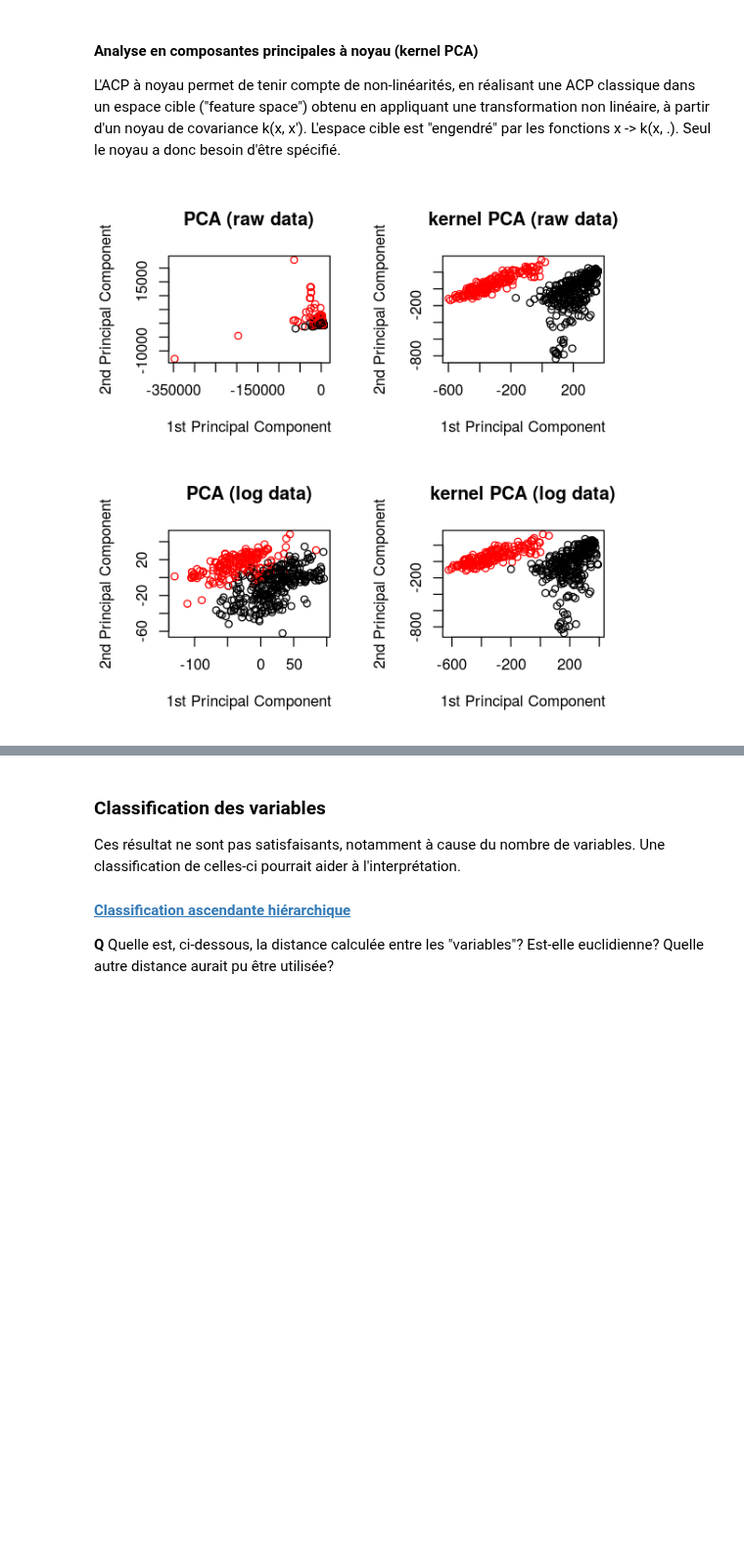
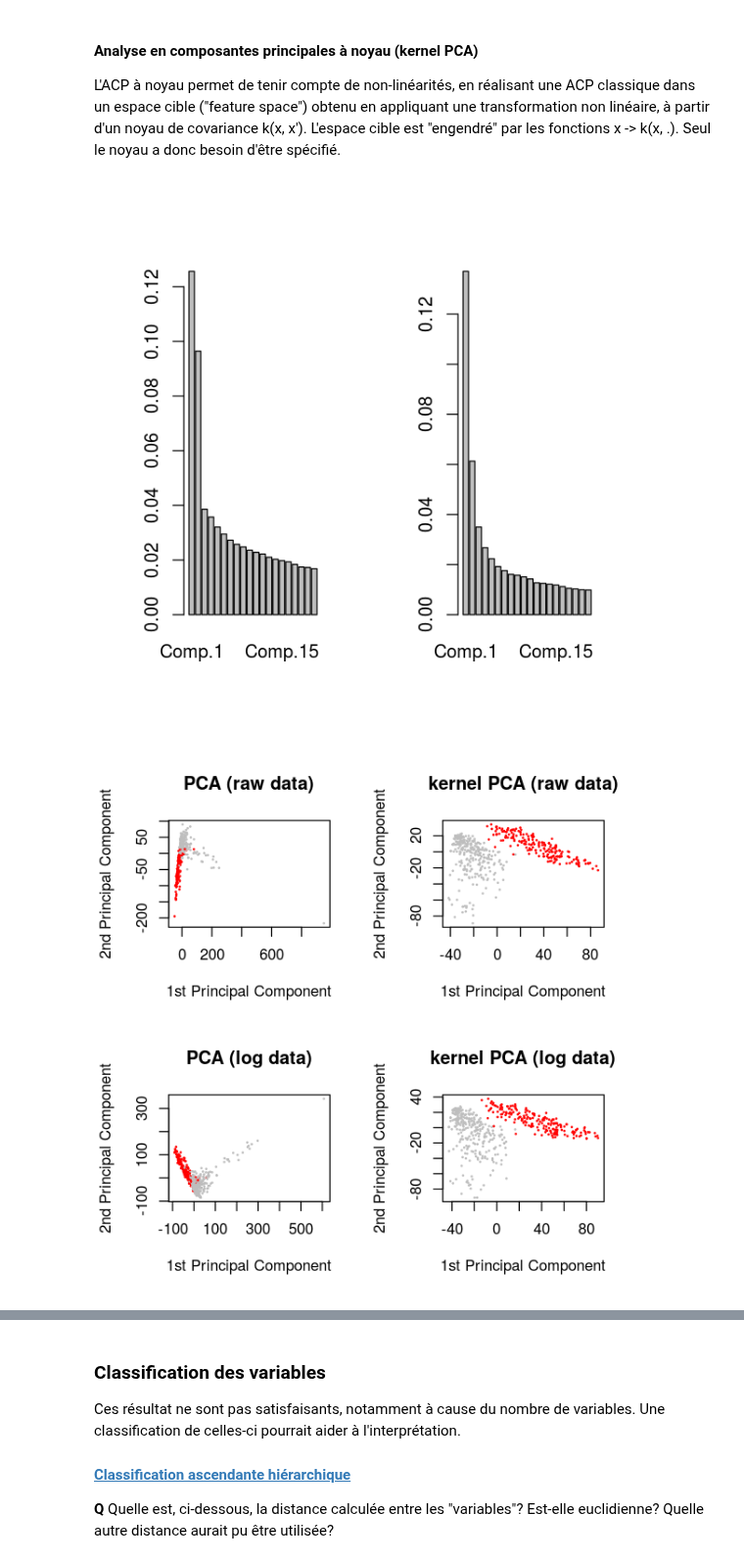
Before and after one commit to wikistat/Exploration, a Jupyter notebook: Spam/Explo-R-spam.ipynb, the cells around one changed output, grey strips where cells are left out. Shown at 98% size. Cells and saved outputs as stored; diff of their text form; code cells hidden in the pictures; blank space fills up the shorter version.

Commit message:
Mise à jour spam

```diff
--- a/Spam/Explo-R-spam.ipynb
+++ b/Spam/Explo-R-spam.ipynb
@@ -287,30 +287,46 @@ A matrix: 50 × 2 of type dbl
 L'ACP à noyau permet de tenir compte de non-linéarités, en réalisant une ACP classique dans un espace cible ("feature space") obtenu en appliquant une transformation non linéaire, à partir d'un noyau de covariance k(x, x'). L'espace cible est "engendré" par les fonctions x -> k(x, .). Seul le noyau a donc besoin d'être spécifié.
 # %%
 library(kernlab)
-set.seed(0)
+set.seed(1)
 subset <- sample(nrow(Lspam), size = 500)
+mydata <- spam[subset, ]
+mydataL <- Lspam[subset, ]
 
-# standard PCA
-vpc <- kpca(~., data = spam[subset, ], kernel = "vanilladot",
-                   kpar = list(), features = 2)
-vpcL <- kpca(~., data = Lspam[subset, ], kernel = "vanilladot",
-                   kpar = list(), features = 2)
+# scale the data
+mydata[, -1] <- scale(mydata[, -1])
+mydataL[, -1] <- scale(mydataL[, -1])
 
-# kernel PCA
-kpc <- kpca(~., data = spam[subset, ], kernel = "anovadot",
-                   kpar = list(sigma = 5, degree = 2), features = 2)
-kpcL <- kpca(~., data = Lspam[subset, ], kernel = "anovadot",
-                   kpar = list(sigma = 5, degree = 2), features = 2)
+# standard PCA on scaled data (centered, variance 1), with the "spam" column
+vpc <- kpca(~., data = mydata, kernel = "vanilladot",
+                   kpar = list())
+vpcL <- kpca(~., data = mydataL, kernel = "vanilladot",
+                   kpar = list())
+
+# kernel PCA on scaled data (centered, variance 1), with the "spam column"
+kpc <- kpca(~., data = mydata, kernel = "anovadot",
+                   kpar = list(sigma = 5, degree = 1))
+kpcL <- kpca(~., data = mydataL, kernel = "anovadot",
+                   kpar = list(sigma = 5, degree = 1))
+
+# eigenvalues
+par(mfrow = c(1, 2))
+vEigRatio <- eig(vpcL)/sum(eig(vpcL))
+kEigRatio <- eig(kpcL)/sum(eig(kpcL))
+barplot(vEigRatio[1:20]); barplot(kEigRatio[1:20])
 
 #plot the data projection on the components
-par(mfrow = c(2,2))
-plot(rotated(vpc), col = as.integer(Lspam[subset, 1]),
+par(mfrow = c(2, 2))
+cex <- 0.2
+col <- as.integer(Lspam[subset, 1])
+col[col == 1] <- "grey"
+plot(rotated(vpc), col = col, cex = cex,
      xlab = "1st Principal Component", ylab = "2nd Principal Component", main = "PCA (raw data)")
-plot(rotated(kpc), col = as.integer(Lspam[subset, 1]),
+plot(rotated(kpc), col = col, cex = cex,
      xlab = "1st Principal Component", ylab = "2nd Principal Component", main = "kernel PCA (raw data)")
-plot(rotated(vpcL), col = as.integer(Lspam[subset, 1]),
+plot(rotated(vpcL), col = col, cex = cex,
      xlab = "1st Principal Component", ylab = "2nd Principal Component", main = "PCA (log data)")
-plot(rotated(kpcL), col = as.integer(Lspam[subset, 1]),
+plot(rotated(kpcL), col = col, cex = cex,
      xlab = "1st Principal Component", ylab = "2nd Principal Component", main = "kernel PCA (log data)")
 # %% [output]
-[figure, old version]
+[figure, new version]
+[figure, added]
```
Also changed, not shown: parts of 2 cells of this notebook.
